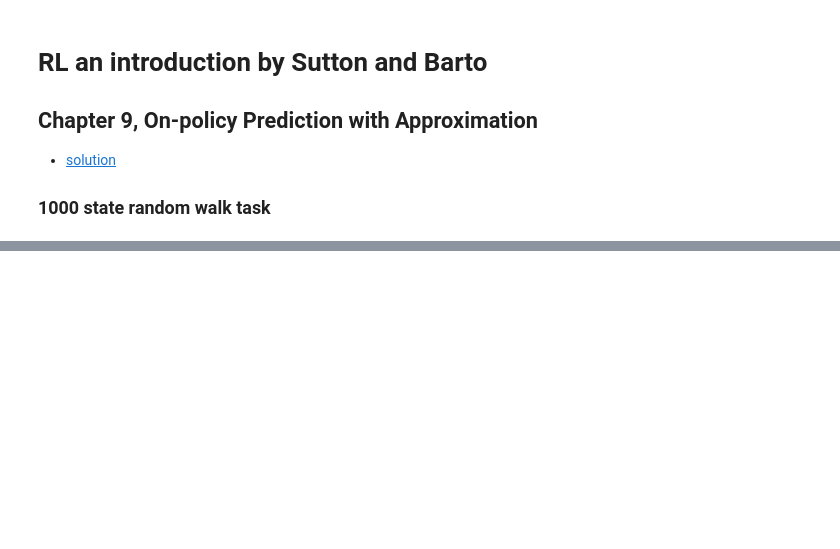
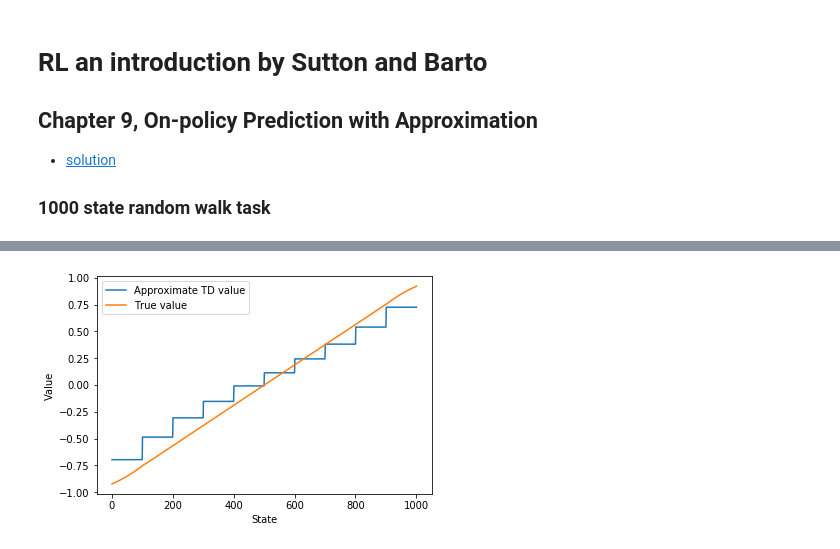
Before and after one commit to HyunsuLee/RL_test, a Jupyter notebook: RL_SBbook_Chapter9_Approximation.ipynb, the cells around one changed output, grey strips where cells are left out. Drawn from its saved outputs; the diff is of its cells as text; code cells hidden in the pictures; blank space fills up the shorter version.

```diff
--- a/RL_SBbook_Chapter9_Approximation.ipynb
+++ b/RL_SBbook_Chapter9_Approximation.ipynb
@@ -40,0 +86,24 @@ STEP_RANGE = 100
+# %%
+# a wrapper class for aggregation value function
+class ValueFunction:
+    # @num_of_groups: # of aggregations
+    def __init__(self, num_of_groups):
+        self.num_of_groups = num_of_groups
+        self.group_size = N_STATES // num_of_groups
+
+        # thetas
+        self.params = np.zeros(num_of_groups)
+
+    # get the value of @state
+    def value(self, state):
+        if state in END_STATES:
+            return 0
+        group_index = (state - 1) // self.group_size
+        return self.params[group_index]
+
+    # update parameters
+    # @delta: step size * (target - old estimation)
+    # @state: state of current sample
+    def update(self, delta, state):
+        group_index = (state - 1) // self.group_size
+        self.params[group_index] += delta
@@ -40,0 +300,18 @@ STEP_RANGE = 100
+# %%
+# semi-gradient TD on 1000-state random walk
+def figure_9_2_left(true_value):
+    episodes = int(1e5)
+    alpha = 2e-4
+    value_function = ValueFunction(10)
+    for ep in tqdm(range(episodes)):
+        semi_gradient_temporal_difference(value_function, 1, alpha)
+
+    stateValues = [value_function.value(i) for i in STATES]
+    plt.plot(STATES, stateValues, label='Approximate TD value')
+    plt.plot(STATES, true_value[1: -1], label='True value')
+    plt.xlabel('State')
+    plt.ylabel('Value')
+    plt.legend()
+figure_9_2_left(true_value)
+# %% [output]
+[figure, added]
```
Also changed, not shown: parts of 20 cells of this notebook, 1 other file.
